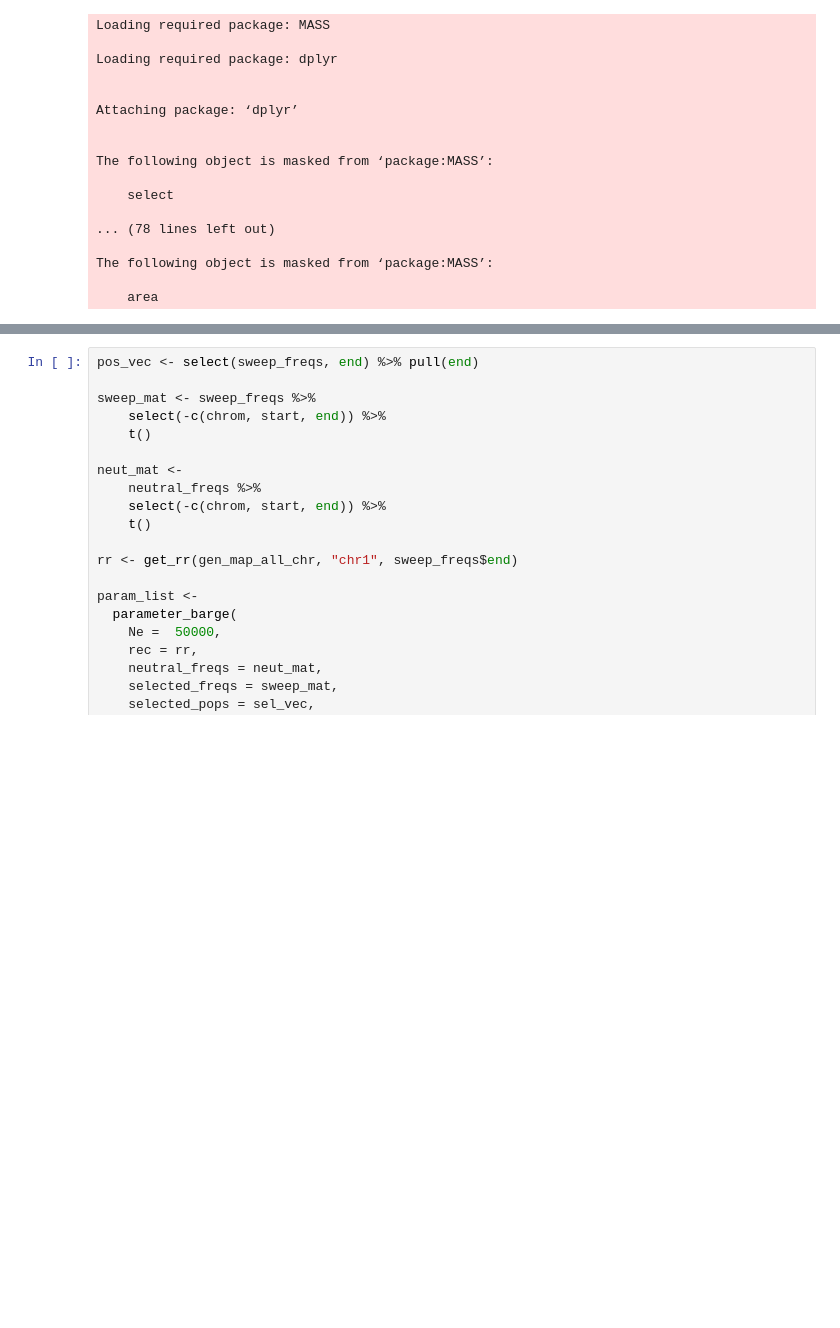
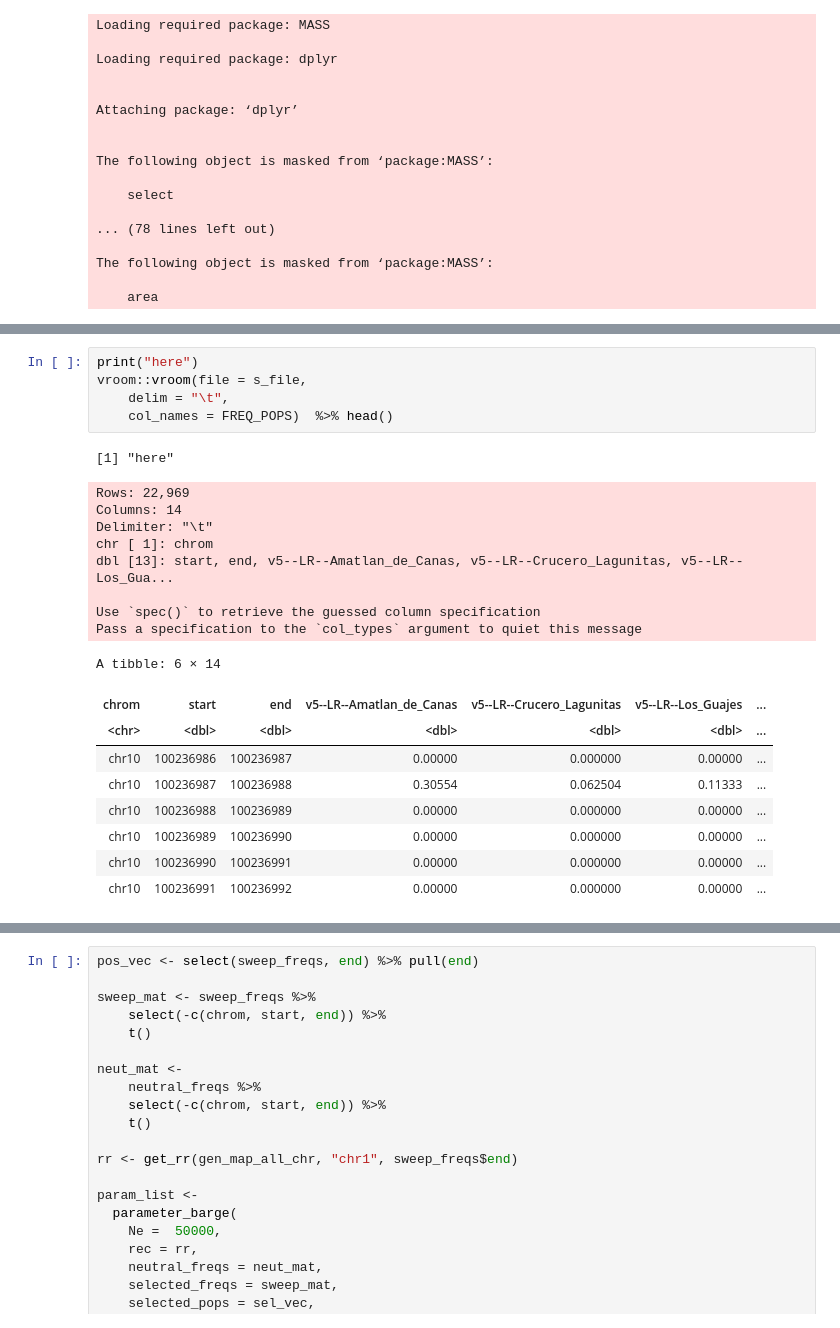
Before and after one commit to silastittes/parv_local, a Jupyter notebook: notebooks/RDMC_fitting.ipynb, the cells around one changed output, grey strips where cells are left out. Drawn from its saved outputs; the diff is of its cells as text; blank space fills up the shorter version.

```diff
--- a/notebooks/RDMC_fitting.ipynb
+++ b/notebooks/RDMC_fitting.ipynb
@@ -132,3 +136,27 @@ n_sites <- case_when(
+# %%
+print("here")
+vroom::vroom(file = s_file,
+    delim = "\t",
+    col_names = FREQ_POPS)  %>% head()
+# %% [output]
+[1] "here"
+Rows: 22,969
+Columns: 14
+Delimiter: "\t"
+chr [ 1]: chrom
+dbl [13]: start, end, v5--LR--Amatlan_de_Canas, v5--LR--Crucero_Lagunitas, v5--LR--Los_Gua...
+
+Use `spec()` to retrieve the guessed column specification
+Pass a specification to the `col_types` argument to quiet this message
+A tibble: 6 × 14
+| chrom | start | end | v5--LR--Amatlan_de_Canas | v5--LR--Crucero_Lagunitas | v5--LR--Los_Guajes | ... |
+| <chr> | <dbl> | <dbl> | <dbl> | <dbl> | <dbl> | ... |
+| chr10 | 100236986 | 100236987 | 0.00000 | 0.000000 | 0.00000 | ... |
+| chr10 | 100236987 | 100236988 | 0.30554 | 0.062504 | 0.11333 | ... |
+| chr10 | 100236988 | 100236989 | 0.00000 | 0.000000 | 0.00000 | ... |
+| chr10 | 100236989 | 100236990 | 0.00000 | 0.000000 | 0.00000 | ... |
+| chr10 | 100236990 | 100236991 | 0.00000 | 0.000000 | 0.00000 | ... |
+| chr10 | 100236991 | 100236992 | 0.00000 | 0.000000 | 0.00000 | ... |
 # %%
 FREQ_POPS = c(
     "chrom",
```
Also changed, not shown: parts of 7 cells of this notebook, 8 other files.
